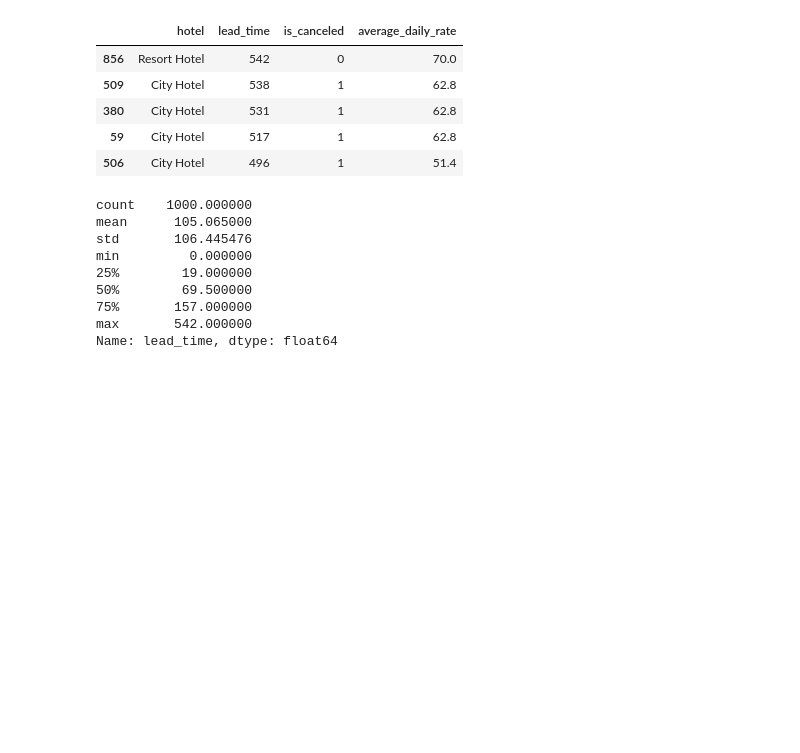
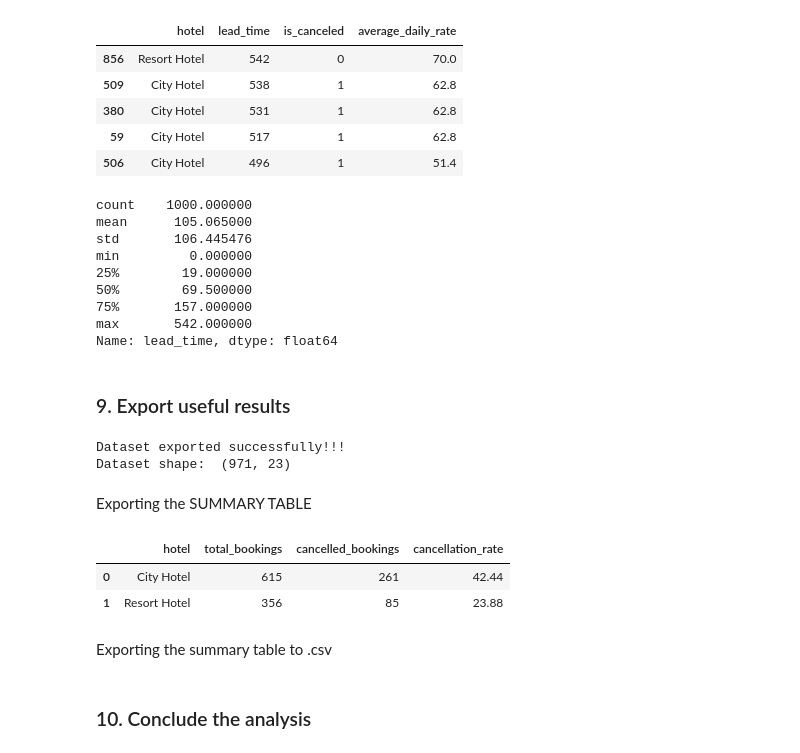
Before and after one commit to irubycampana/Hotel-Bookings, a Jupyter notebook: Group Project/HotelBooking.ipynb, the cells around one changed output. Drawn from its saved outputs; the diff is of its cells as text; code cells hidden in the pictures; blank space fills up the shorter version.

```diff
--- a/Group Project/HotelBooking.ipynb
+++ b/Group Project/HotelBooking.ipynb
@@ -1200,3 +1200,39 @@ min         0.000000
 75%       157.000000
 max       542.000000
 Name: lead_time, dtype: float64
+# %% [markdown]
+### 9. Export useful results
+# %%
+# Export the cleaned hotel booking dataset
+
+hotels.to_csv("hotel_bookings_cleaned.csv", index=False)
+
+print("Dataset exported successfully!!!")
+print("Dataset shape: ", hotels.shape)
+# %% [output]
+Dataset exported successfully!!!
+Dataset shape:  (971, 23)
+# %% [markdown]
+Exporting the SUMMARY TABLE
+# %%
+hotel_booking_summary = (
+    hotels.groupby("hotel")
+    .agg(
+        total_bookings=("is_canceled", "size"),
+        cancelled_bookings=("is_canceled", "sum"),
+        cancellation_rate=("is_canceled", "mean")
+    )
+    .reset_index()
+)
+
+hotel_booking_summary["cancellation_rate"]=(
+    hotel_booking_summary["cancellation_rate"] *100
+).round(2)
+
+display(hotel_booking_summary)
+# %% [output]
+|  | hotel | total_bookings | cancelled_bookings | cancellation_rate |
+| 0 | City Hotel | 615 | 261 | 42.44 |
+| 1 | Resort Hotel | 356 | 85 | 23.88 |
+# %% [markdown]
+Exporting the summary table to .csv
@@ -1202,0 +1244,2 @@ Name: lead_time, dtype: float64
+# %% [markdown]
+### 10. Conclude the analysis
```
Also changed, not shown: parts of 2 cells of this notebook, 2 other files.
